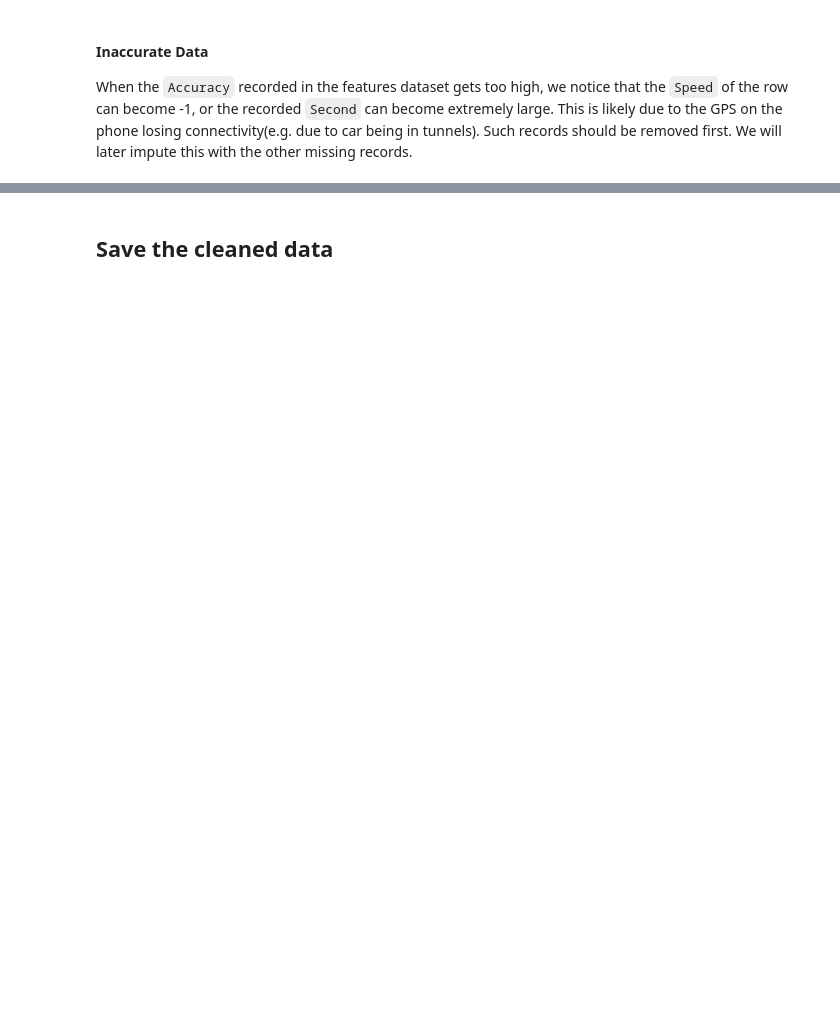
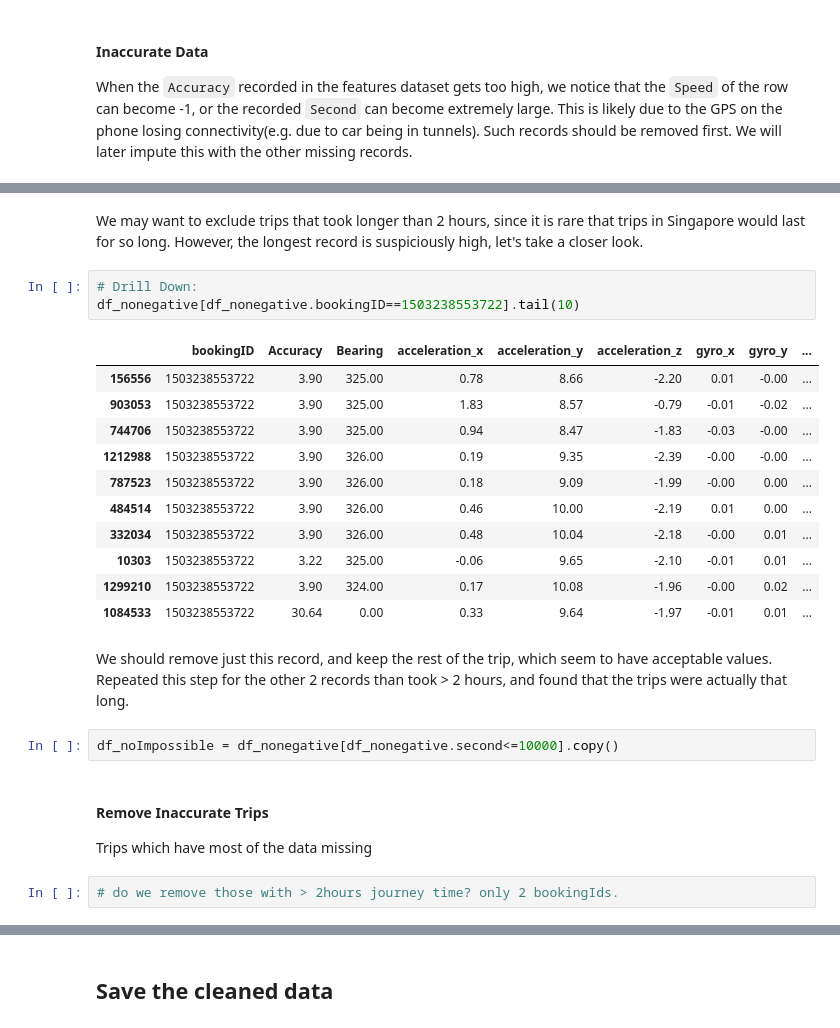
Before and after one commit to gerpang/AMLProject_GrabSafety, a Jupyter notebook: notebooks/1DataPrep.ipynb, the cells around one changed output, grey strips where cells are left out. Cells and saved outputs as stored; diff of their text form; blank space fills up the shorter version.

```diff
--- a/notebooks/1DataPrep.ipynb
+++ b/notebooks/1DataPrep.ipynb
@@ -281,0 +149,27 @@ indiv_data.sort_values('second').head(20)
+# %% [markdown]
+We may want to exclude trips that took longer than 2 hours, since it is rare that trips in Singapore would last for so long. However, the longest record is suspiciously high, let's take a closer look.
+# %%
+# Drill Down:
+df_nonegative[df_nonegative.bookingID==1503238553722].tail(10)
+# %% [output]
+|  | bookingID | Accuracy | Bearing | acceleration_x | acceleration_y | acceleration_z | gyro_x | gyro_y | ... |
+| 156556 | 1503238553722 | 3.90 | 325.00 | 0.78 | 8.66 | -2.20 | 0.01 | -0.00 | ... |
+| 903053 | 1503238553722 | 3.90 | 325.00 | 1.83 | 8.57 | -0.79 | -0.01 | -0.02 | ... |
+| 744706 | 1503238553722 | 3.90 | 325.00 | 0.94 | 8.47 | -1.83 | -0.03 | -0.00 | ... |
+| 1212988 | 1503238553722 | 3.90 | 326.00 | 0.19 | 9.35 | -2.39 | -0.00 | -0.00 | ... |
+| 787523 | 1503238553722 | 3.90 | 326.00 | 0.18 | 9.09 | -1.99 | -0.00 | 0.00 | ... |
+| 484514 | 1503238553722 | 3.90 | 326.00 | 0.46 | 10.00 | -2.19 | 0.01 | 0.00 | ... |
+| 332034 | 1503238553722 | 3.90 | 326.00 | 0.48 | 10.04 | -2.18 | -0.00 | 0.01 | ... |
+| 10303 | 1503238553722 | 3.22 | 325.00 | -0.06 | 9.65 | -2.10 | -0.01 | 0.01 | ... |
+| 1299210 | 1503238553722 | 3.90 | 324.00 | 0.17 | 10.08 | -1.96 | -0.00 | 0.02 | ... |
+| 1084533 | 1503238553722 | 30.64 | 0.00 | 0.33 | 9.64 | -1.97 | -0.01 | 0.01 | ... |
+# %% [markdown]
+We should remove just this record, and keep the rest of the trip, which seem to have acceptable values. <br>
+Repeated this step for the other 2 records than took > 2 hours, and found that the trips were actually that long.
+# %%
+df_noImpossible = df_nonegative[df_nonegative.second<=10000].copy()
+# %% [markdown]
+#### Remove Inaccurate Trips
+Trips which have most of the data missing
+# %%
+# do we remove those with > 2hours journey time? only 2 bookingIds.
```
Also changed, not shown: parts of 49 cells of this notebook, 3 other files.
